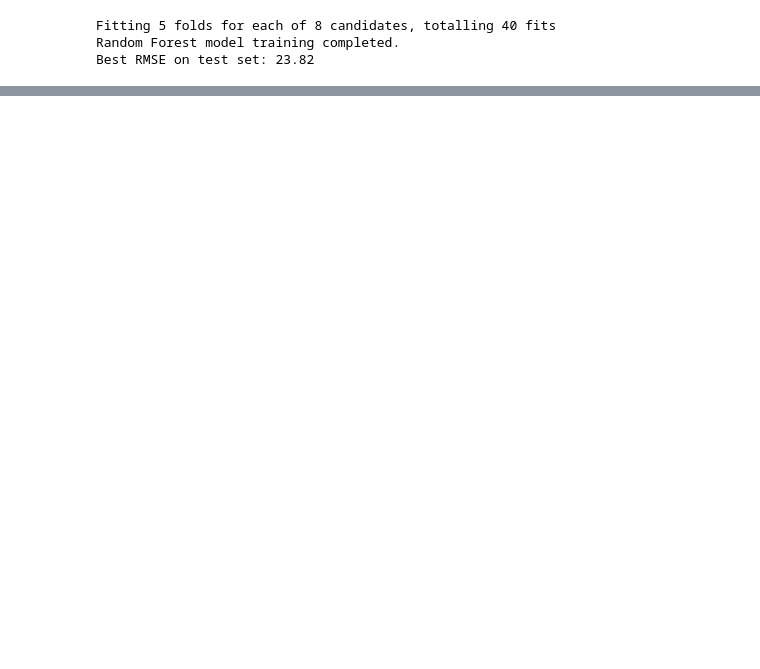
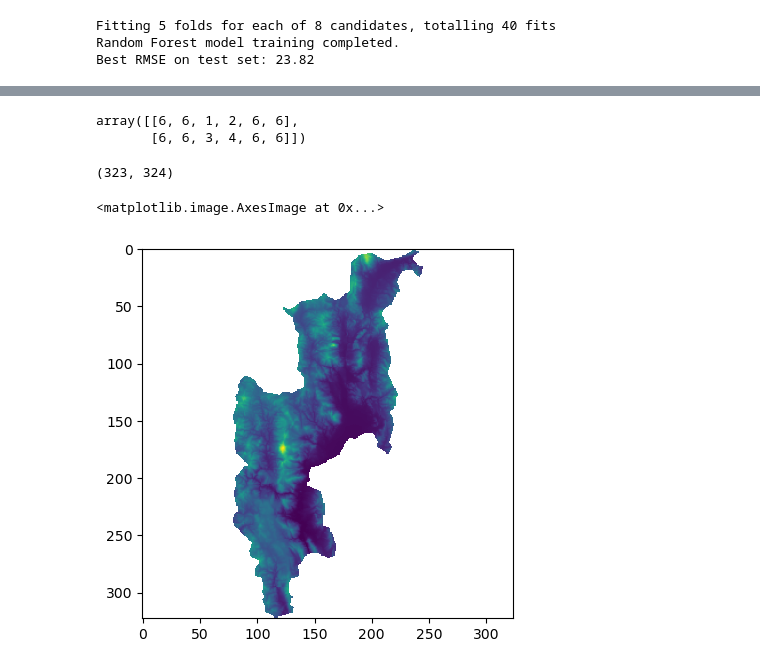
Before and after one commit to surasakcho/pier-blog, a Jupyter notebook: 2024-04-10 Thailand PM25 - Satellite data/integrate/modeling.ipynb, the cells around one changed output, grey strips where cells are left out. Drawn from its saved outputs; the diff is of its cells as text; code cells hidden in the pictures; blank space fills up the shorter version.

```diff
--- a/2024-04-10 Thailand PM25 - Satellite data/integrate/modeling.ipynb
+++ b/2024-04-10 Thailand PM25 - Satellite data/integrate/modeling.ipynb
@@ -252,0 +258,12 @@ Best RMSE on test set: 23.82
+# %%
+df_chiangmai_grid = pd.read_parquet(r'../data/df_chiangmai_grid.parquet')
+df_chiangmai_dem = pd.read_parquet(r'..\data\df_chiangmai_dem.parquet')
+df_chiangmai_joined = df_chiangmai_grid.merge(df_chiangmai_dem, how='inner', left_index=True, right_index=True)
+df_chiangmai_joined
+# %%
+df_chiangmai_joined['x'] = df_chiangmai_joined['lat']*111
+df_chiangmai_joined['x'] = df_chiangmai_joined['x'] - df_chiangmai_joined['x'].min()
+df_chiangmai_joined['y'] = df_chiangmai_joined['lon']*111
+df_chiangmai_joined['y'] = df_chiangmai_joined['y'] - df_chiangmai_joined['y'].min()
+df_chiangmai_joined['z'] = df_chiangmai_joined['dem']/1000
+df_chiangmai_joined['z'] = df_chiangmai_joined['z'] - df_chiangmai_joined['z'].min()
@@ -252,0 +286,21 @@ Best RMSE on test set: 23.82
+# %%
+a = [[1, 2], [3, 4]]
+# %% [output]
+array([[6, 6, 1, 2, 6, 6],
+       [6, 6, 3, 4, 6, 6]])
+# %%
+z_data.shape
+# %% [output]
+(323, 324)
+# %%
+z_data = df_chiangmai_joined[['lat', 'lon', 'dem']].pivot_table(values='dem', index='lat', columns='lon', aggfunc='mean').values
+nrows, ncols = z_data.shape
+if ncols <= nrows:
+    pad_size = round((nrows-ncols)/2)
+    z_data = np.pad(z_data, pad_width=((0, 0), (pad_size, pad_size)),mode='constant', constant_values=np.nan)
+# %%
+import matplotlib.pyplot as plt
+plt.imshow(np.flip(z_data, axis=0))
+# %% [output]
+<matplotlib.image.AxesImage at 0x...>
+[figure, added]
```
Also changed, not shown: parts of 12 cells of this notebook, 2 other files.
